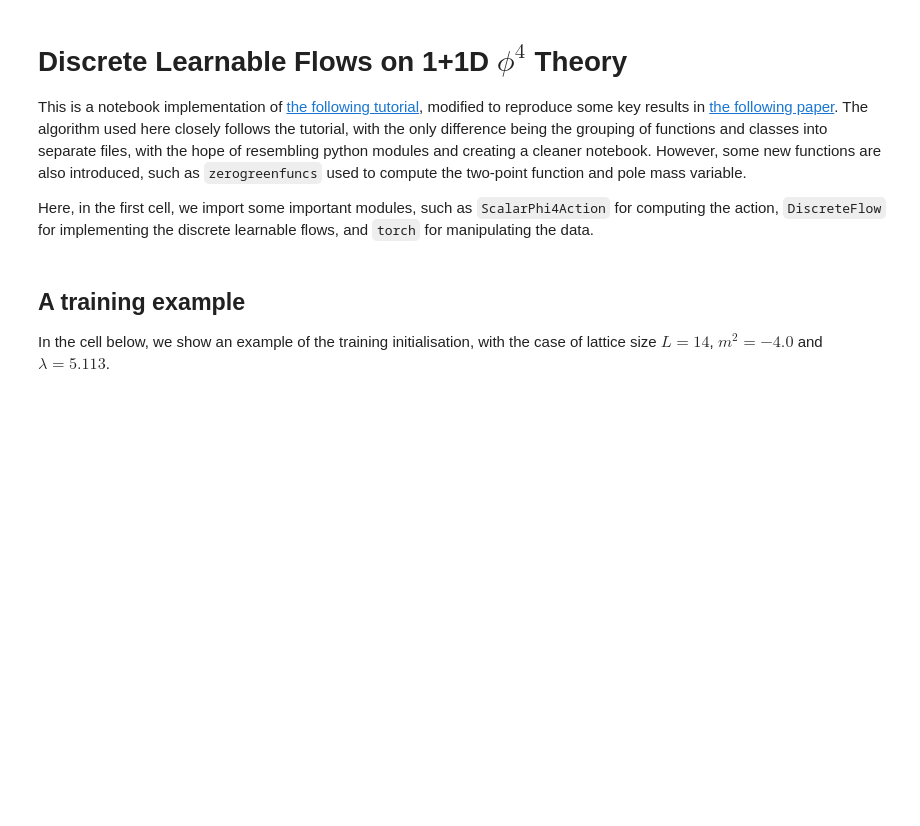
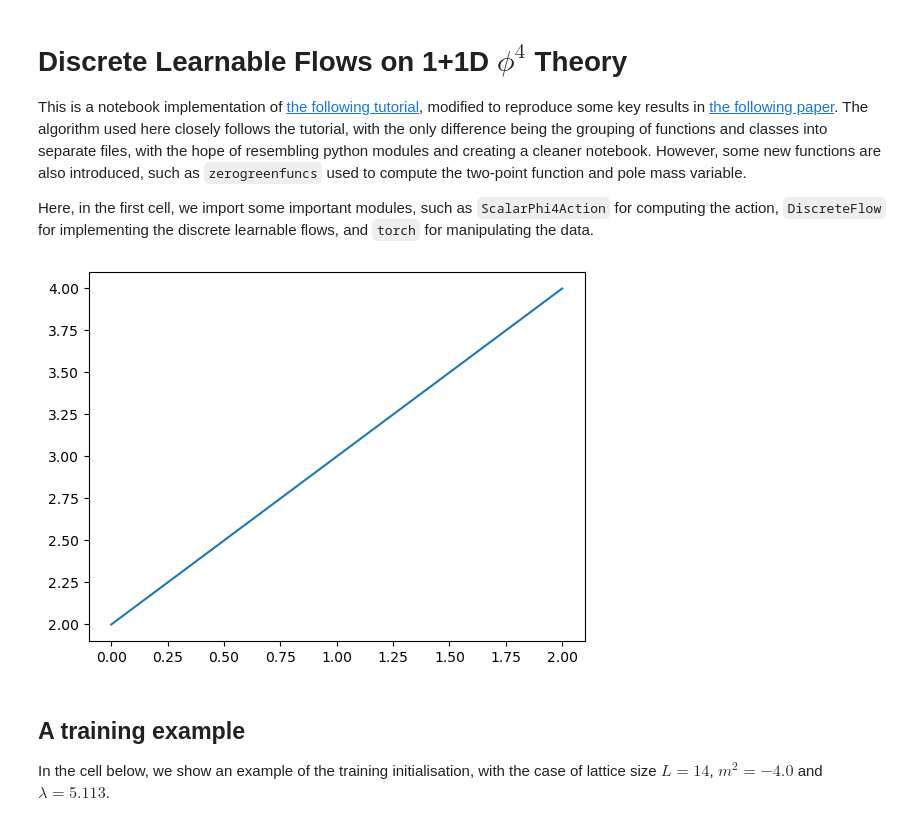
Before and after one commit to Satriawidy/FlowLattice, a Jupyter notebook: phi4.ipynb, the cells around one changed output. Cells and saved outputs as stored; diff of their text form; code cells hidden in the pictures; blank space fills up the shorter version.

````diff
--- a/phi4.ipynb
+++ b/phi4.ipynb
@@ -4,4 +4,11 @@
 This is a notebook implementation of [the following tutorial](https://arxiv.org/pdf/2101.08176), modified to reproduce some key results in [the following paper](https://arxiv.org/pdf/1904.12072). The algorithm used here closely follows the tutorial, with the only difference being the grouping of functions and classes into separate files, with the hope of resembling python modules and creating a cleaner notebook. However, some new functions are also introduced, such as ```zerogreenfuncs``` used to compute the two-point function and pole mass variable.
 
 Here, in the first cell, we import some important modules, such as ```ScalarPhi4Action``` for computing the action, ```DiscreteFlow``` for implementing the discrete learnable flows, and ```torch``` for manipulating the data.
+# %%
+import matplotlib.pyplot as plt
+
+plt.plot([0, 1, 2], [2, 3, 4])
+plt.show()
+# %% [output]
+[figure, added]
 # %%
````
Also changed, not shown: parts of 11 cells of this notebook.
